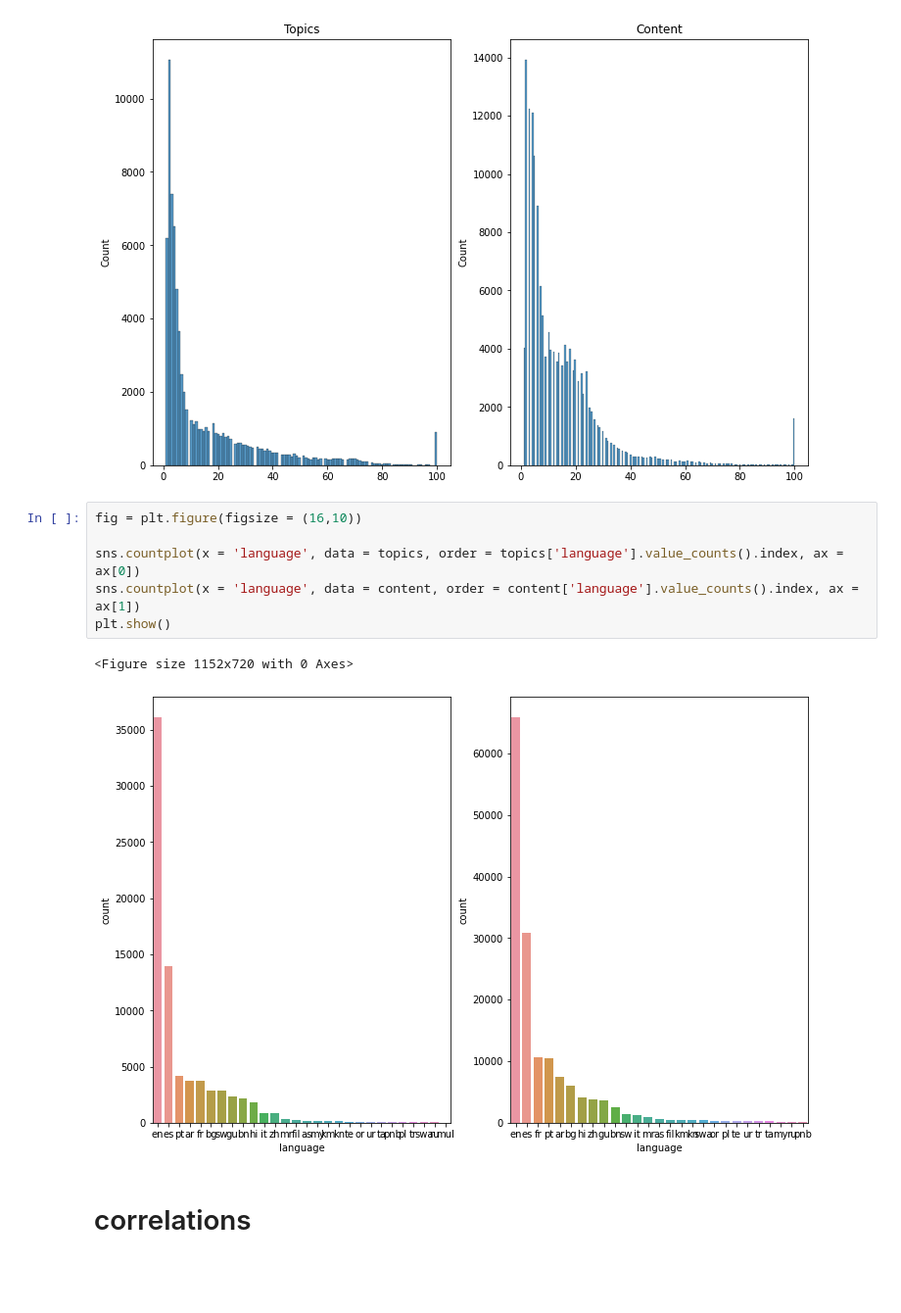
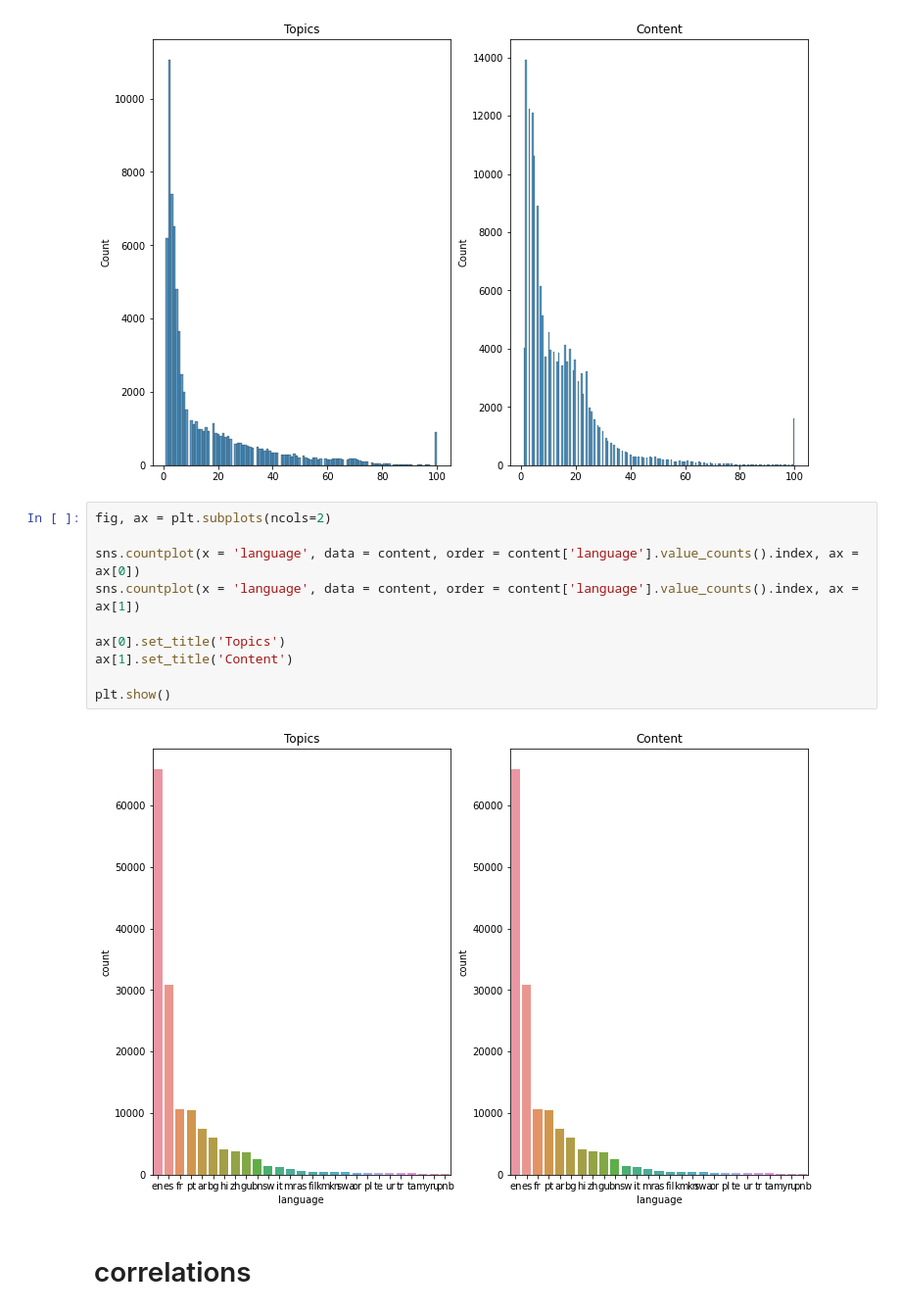
Before and after one commit to hr1588/NLP, a Jupyter notebook: kaggle_nlp.ipynb, the cells around one changed output. Shown: that part at 98% size. Drawn from its saved outputs; the diff is of its cells as text; blank space fills up the shorter version.

```diff
--- a/kaggle_nlp.ipynb
+++ b/kaggle_nlp.ipynb
@@ -234,14 +234,17 @@ plt.show()
 # %% [output]
 [figure]
 # %%
-fig = plt.figure(figsize = (16,10))
+fig, ax = plt.subplots(ncols=2)
 
-sns.countplot(x = 'language', data = topics, order = topics['language'].value_counts().index, ax = ax[0])
+sns.countplot(x = 'language', data = content, order = content['language'].value_counts().index, ax = ax[0])
 sns.countplot(x = 'language', data = content, order = content['language'].value_counts().index, ax = ax[1])
+
+ax[0].set_title('Topics')
+ax[1].set_title('Content')
+
 plt.show()
 # %% [output]
-<Figure size 1152x720 with 0 Axes>
-[figure, old version]
+[figure, new version]
 # %% [markdown]
 # correlations
 # %%
```
Also changed, not shown: parts of 1 cell of this notebook.
